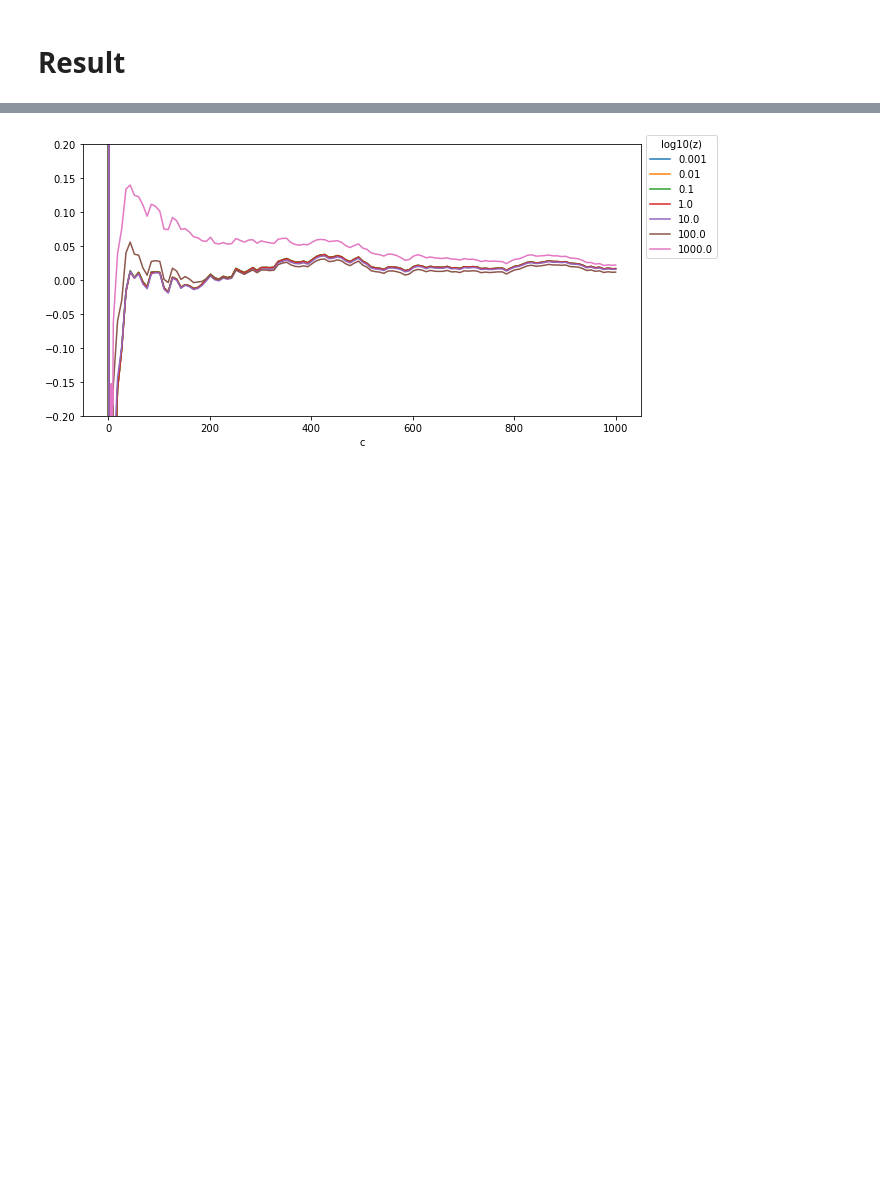
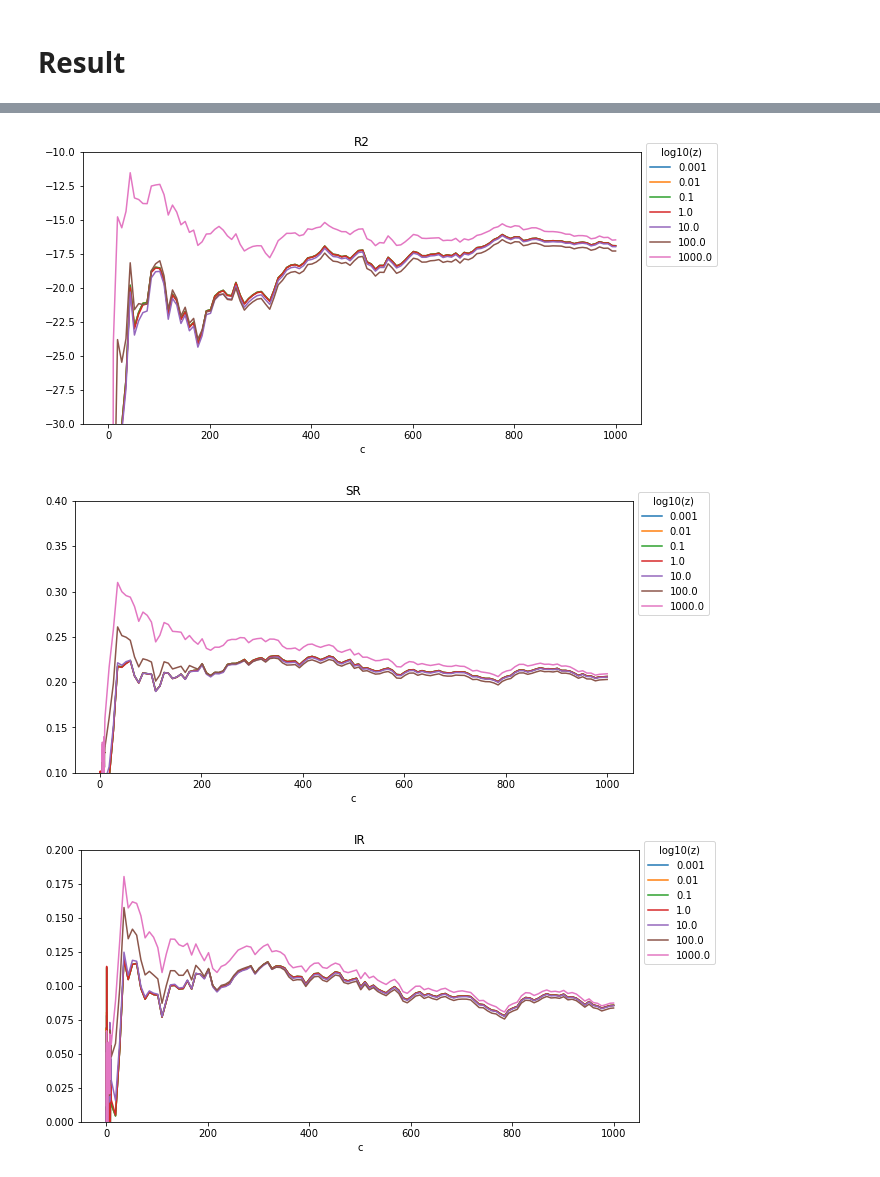
Before and after one commit to nkonts/replication-the-virtue-of-complexity-in-return-prediction, a Jupyter notebook: simulations.ipynb, the cells around one changed output, grey strips where cells are left out. Saved outputs shown, nothing was run; the diff lists cells and outputs as text; code cells hidden in the pictures; blank space fills up the shorter version.

```diff
--- a/simulations.ipynb
+++ b/simulations.ipynb
@@ -259,6 +275,16 @@ plt.show()
-# %%
-result.set_index("c").groupby("log10(z)")["IR"].plot(ylim=(-0.2,0.2), figsize=(10,5))
-plt.legend(loc="upper left", title="log10(z)", bbox_to_anchor=(1, 1.05))
-plt.show()
-# %% [output]
-[figure, removed]
+# %%
+result.set_index("c").groupby("log10(z)")["R2"].plot(ylim=(-30,-10), figsize=(10,5), title="R2")
+plt.legend(loc="upper left", title="log10(z)", bbox_to_anchor=(1, 1.05))
+plt.show()
+
+result.set_index("c").groupby("log10(z)")["SR"].plot(ylim=(0.1, 0.4), figsize=(10,5), title="SR")
+plt.legend(loc="upper left", title="log10(z)", bbox_to_anchor=(1, 1.05))
+plt.show()
+
+result.set_index("c").groupby("log10(z)")["IR"].plot(ylim=(0,0.2), figsize=(10,5), title="IR")
+plt.legend(loc="upper left", title="log10(z)", bbox_to_anchor=(1, 1.05))
+plt.show()
+# %% [output]
+[figure, added]
+[figure, added]
+[figure, added]
```
Also changed, not shown: parts of 6 cells of this notebook.
